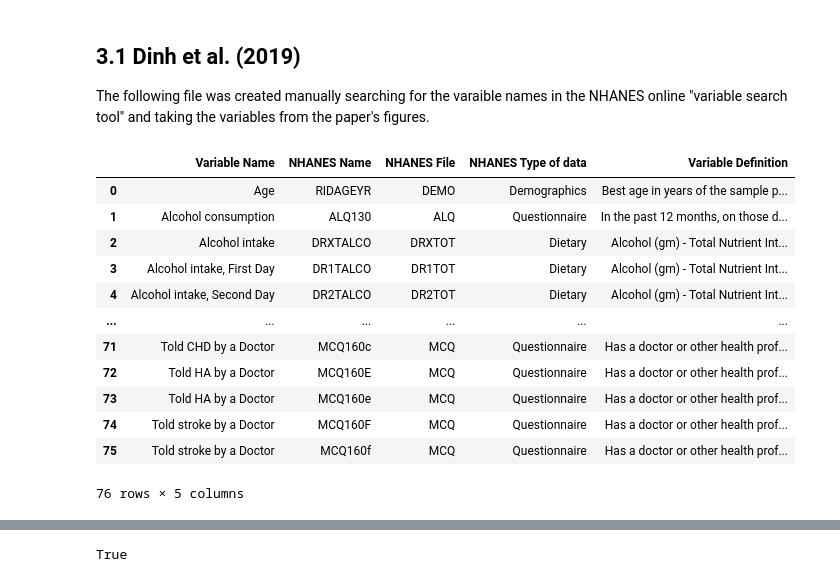
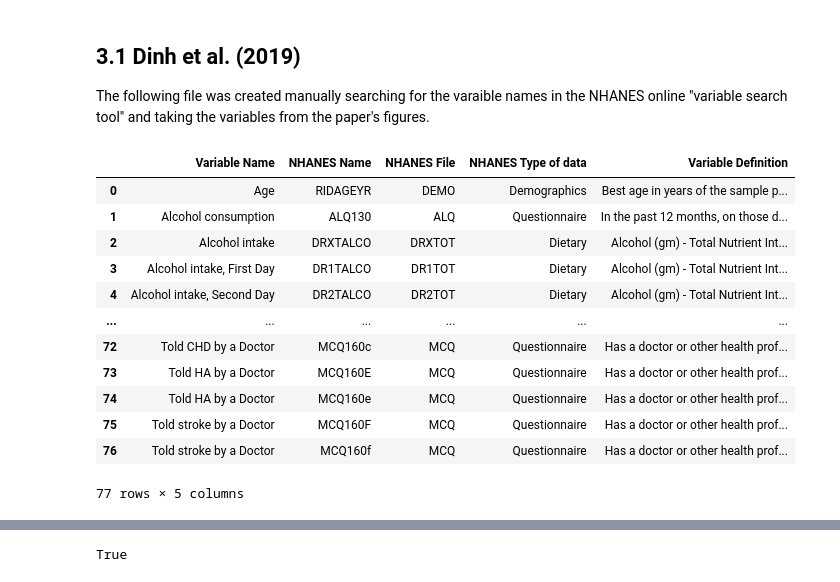
Before and after one commit to pipegalera/ml_diabetes, a Jupyter notebook: notebooks/nhanes_data_backfill.ipynb, the cells around one changed output, grey strips where cells are left out. Drawn from its saved outputs; the diff is of its cells as text; code cells hidden in the pictures.

Commit message:
Fixed one variable mistake (Sodium)

```diff
--- a/notebooks/nhanes_data_backfill.ipynb
+++ b/notebooks/nhanes_data_backfill.ipynb
@@ -19,3 +17,5 @@ DATA_PATH = "/Users/pipegalera/dev/ml_diabetes/data/raw_data/NHANES/"
+# %%
+DATA_PATH = "/Users/pipegalera/dev/ml_diabetes/data/"
 # %% [markdown]
 # 1. Download NHANES Data
 # %% [markdown]
@@ -216,22 +217,22 @@ def compile_data(variable_list, DATA_PATH=DATA_PATH, save_file_as=False):
 
 The following file was created manually searching for the varaible names in the NHANES online "variable search tool" and taking the variables from the paper's figures.
 # %%
-dinh_2019_vars = pd.read_excel(DATA_PATH + "dinh_2019_variables_doc.xlsx")
+dinh_2019_vars = pd.read_excel(DATA_PATH + "processed/NHANES/dinh_2019_variables_doc.xlsx")
 dinh_2019_vars
 # %% [output]
 |  | Variable Name | NHANES Name | NHANES File | NHANES Type of data | Variable Definition |
 | 0 | Age | RIDAGEYR | DEMO | Demographics | Best age in years of the sample p... |
 | 1 | Alcohol consumption | ALQ130 | ALQ | Questionnaire | In the past 12 months, on those d... |
 | 2 | Alcohol intake | DRXTALCO | DRXTOT | Dietary | Alcohol (gm) - Total Nutrient Int... |
 | 3 | Alcohol intake, First Day | DR1TALCO | DR1TOT | Dietary | Alcohol (gm) - Total Nutrient Int... |
 | 4 | Alcohol intake, Second Day | DR2TALCO | DR2TOT | Dietary | Alcohol (gm) - Total Nutrient Int... |
 | ... | ... | ... | ... | ... | ... |
-| 71 | Told CHD by a Doctor | MCQ160c | MCQ | Questionnaire | Has a doctor or other health prof... |
-| 72 | Told HA by a Doctor | MCQ160E | MCQ | Questionnaire | Has a doctor or other health prof... |
-| 73 | Told HA by a Doctor | MCQ160e | MCQ | Questionnaire | Has a doctor or other health prof... |
-| 74 | Told stroke by a Doctor | MCQ160F | MCQ | Questionnaire | Has a doctor or other health prof... |
-| 75 | Told stroke by a Doctor | MCQ160f | MCQ | Questionnaire | Has a doctor or other health prof... |
+| 72 | Told CHD by a Doctor | MCQ160c | MCQ | Questionnaire | Has a doctor or other health prof... |
+| 73 | Told HA by a Doctor | MCQ160E | MCQ | Questionnaire | Has a doctor or other health prof... |
+| 74 | Told HA by a Doctor | MCQ160e | MCQ | Questionnaire | Has a doctor or other health prof... |
+| 75 | Told stroke by a Doctor | MCQ160F | MCQ | Questionnaire | Has a doctor or other health prof... |
+| 76 | Told stroke by a Doctor | MCQ160f | MCQ | Questionnaire | Has a doctor or other health prof... |
-76 rows × 5 columns
+77 rows × 5 columns
 # %%
 dinh_variables =  dinh_2019_vars["NHANES Name"].unique()
 df = compile_data(dinh_variables, save_file_as="dinh_raw_data")
```
Also changed, not shown: parts of 10 cells of this notebook, 1 other file.
